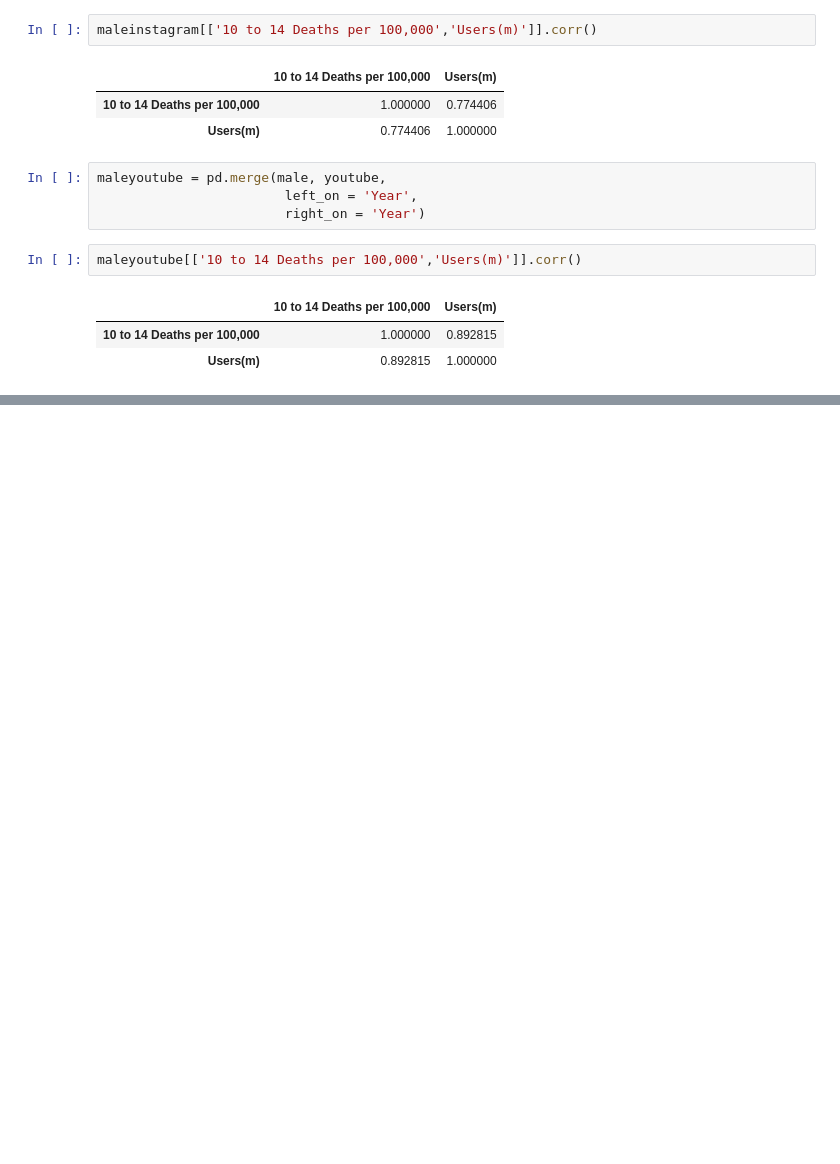
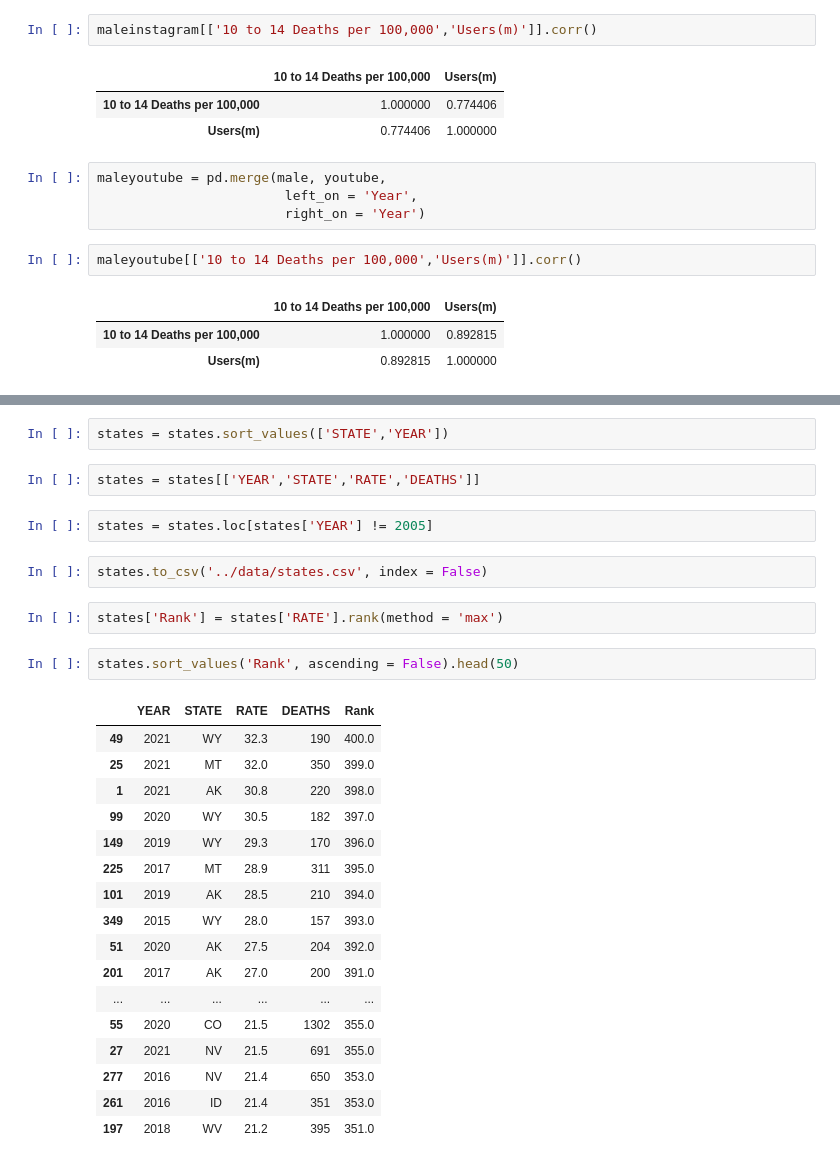
Before and after one commit to RussellBracey/Capston_rb, a Jupyter notebook: script/Russell_Capstone.ipynb, the cells around one changed output, grey strips where cells are left out. Cells and saved outputs as stored; diff of their text form; blank space fills up the shorter version.

```diff
--- a/script/Russell_Capstone.ipynb
+++ b/script/Russell_Capstone.ipynb
@@ -535,0 +540,30 @@ maleyoutube[['10 to 14 Deaths per 100,000','Users(m)']].corr()
+# %%
+states = states.sort_values(['STATE','YEAR'])
+# %%
+states = states[['YEAR','STATE','RATE','DEATHS']]
+# %%
+states = states.loc[states['YEAR'] != 2005]
+# %%
+states.to_csv('../data/states.csv', index = False)
+# %%
+states['Rank'] = states['RATE'].rank(method = 'max')
+# %%
+states.sort_values('Rank', ascending = False).head(50)
+# %% [output]
+|  | YEAR | STATE | RATE | DEATHS | Rank |
+| 49 | 2021 | WY | 32.3 | 190 | 400.0 |
+| 25 | 2021 | MT | 32.0 | 350 | 399.0 |
+| 1 | 2021 | AK | 30.8 | 220 | 398.0 |
+| 99 | 2020 | WY | 30.5 | 182 | 397.0 |
+| 149 | 2019 | WY | 29.3 | 170 | 396.0 |
+| 225 | 2017 | MT | 28.9 | 311 | 395.0 |
+| 101 | 2019 | AK | 28.5 | 210 | 394.0 |
+| 349 | 2015 | WY | 28.0 | 157 | 393.0 |
+| 51 | 2020 | AK | 27.5 | 204 | 392.0 |
+| 201 | 2017 | AK | 27.0 | 200 | 391.0 |
+| ... | ... | ... | ... | ... | ... |
+| 55 | 2020 | CO | 21.5 | 1302 | 355.0 |
+| 27 | 2021 | NV | 21.5 | 691 | 355.0 |
+| 277 | 2016 | NV | 21.4 | 650 | 353.0 |
+| 261 | 2016 | ID | 21.4 | 351 | 353.0 |
+| 197 | 2018 | WV | 21.2 | 395 | 351.0 |
```
Also changed, not shown: parts of 3 cells of this notebook, 1 other file.
